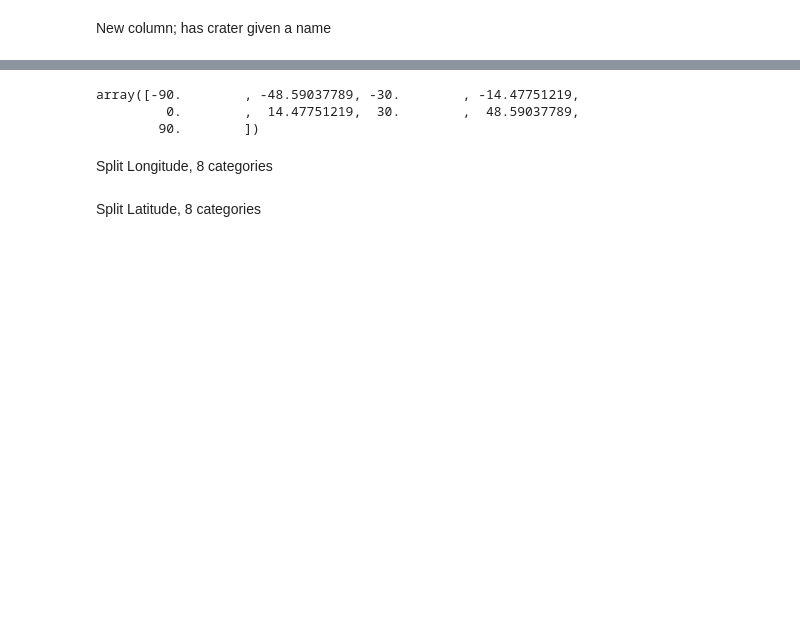
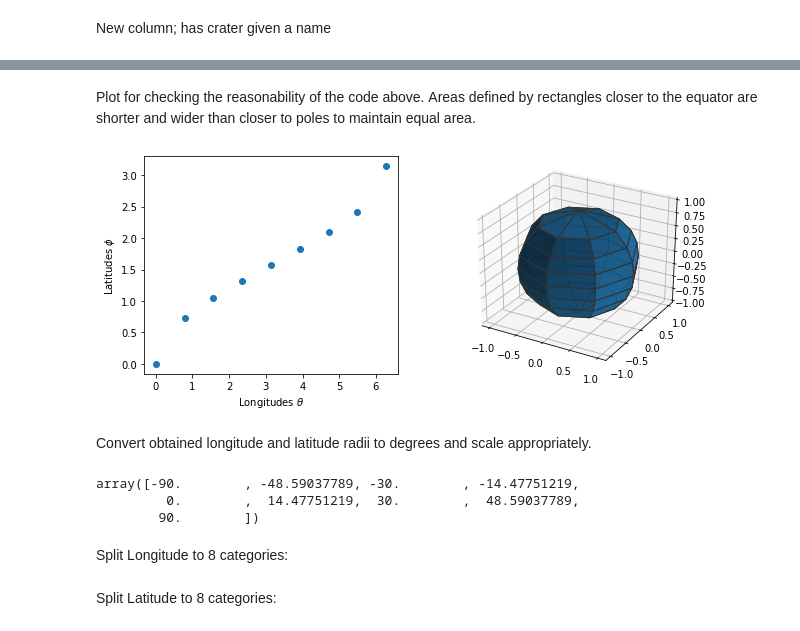
Before and after one commit to MariaanaT/MarsCraters, a Jupyter notebook: MarsCratersStudy.ipynb, the cells around one changed output, grey strips where cells are left out. Cells and saved outputs as stored; diff of their text form; code cells hidden in the pictures; blank space fills up the shorter version.

```diff
--- a/MarsCratersStudy.ipynb
+++ b/MarsCratersStudy.ipynb
@@ -77,24 +118,47 @@ source: https://notmatthancock.github.io/2017/12/26/regular-area-sphere-partitio
 # %%
-m = 8 # number of categories
+m = 4  # number of divisions in northern & southern hemispheres
+       # total number of categories = 2*m
 r = 1.0 # radius of the sphere
 
 #longitudes
-theta,delta_theta = np.linspace(0, 2*np.pi, m+1, retstep=True)
-delta_S = delta_theta / (m/2)
+theta,delta_theta = np.linspace(0, 2*np.pi, 2*m+1, retstep=True)
+delta_S = delta_theta / m
 
 #latitudes
-phi = 1-np.arange(m) * delta_S / (r**2 * delta_theta)
+phi = 1-np.arange(2*m+1) * delta_S / (r**2 * delta_theta)
 phi = np.arccos(phi)
-
-#convert rad to deg and scale
-theta = theta * 180 / np.pi - 180 # scale values to [-180,180] deg
-phi = phi * 180 / np.pi - 90 # scale values to [-90,90] deg
-phi = np.append(phi, 90)
-phi
-# %% [output]
-array([-90.        , -48.59037789, -30.        , -14.47751219,
-         0.        ,  14.47751219,  30.        ,  48.59037789,
-        90.        ])
+# %% [markdown]
+Plot for checking the reasonability of the code above. Areas defined by rectangles closer to the equator are shorter and wider than closer to poles to maintain equal area.
+# %%
+from mpl_toolkits.mplot3d import Axes3D
+
+t,p = np.meshgrid(theta,phi)
+
+x = r*np.cos(t)*np.sin(p)
+y = r*np.sin(t)*np.sin(p)
+z = r*np.cos(p)
+
+fig = plt.figure(figsize=(10,4))
+ax1 = fig.add_subplot(121)
+ax2 = fig.add_subplot(122, projection='3d')
+
+ax1.plot(theta, phi, 'o')
+ax1.set_xlabel("Longitudes $\\theta$")
+ax1.set_ylabel("Latitudes $\\phi$")
+
+ax2.plot_surface(x,y,z, edgecolors='0.2', alpha = 0.85);
+# %% [output]
+[figure, added]
+# %% [markdown]
+Convert obtained longitude and latitude radii to degrees and scale appropriately.
+# %%
+theta = theta * 180 / np.pi - 180  # scale longitudes to [-180,180] deg
+phi = phi * 180 / np.pi - 90       # scale latitudes to [-90,90] deg
+phi
+# %% [output]
+array([-90.        , -48.59037789, -30.        , -14.47751219,
+         0.        ,  14.47751219,  30.        ,  48.59037789,
+        90.        ])
 # %% [markdown]
-Split Longitude, 8 categories
+Split Longitude to 8 categories:
 # %%
@@ -104,3 +169,3 @@ data_sub['LONGITUDE_CATEGORY'] = pd.cut(data_sub.LONGITUDE_CIRCLE_IMAGE, bins =
 # %% [markdown]
-Split Latitude, 8 categories
+Split Latitude to 8 categories:
 # %%
```
Also changed, not shown: parts of 29 cells of this notebook.
